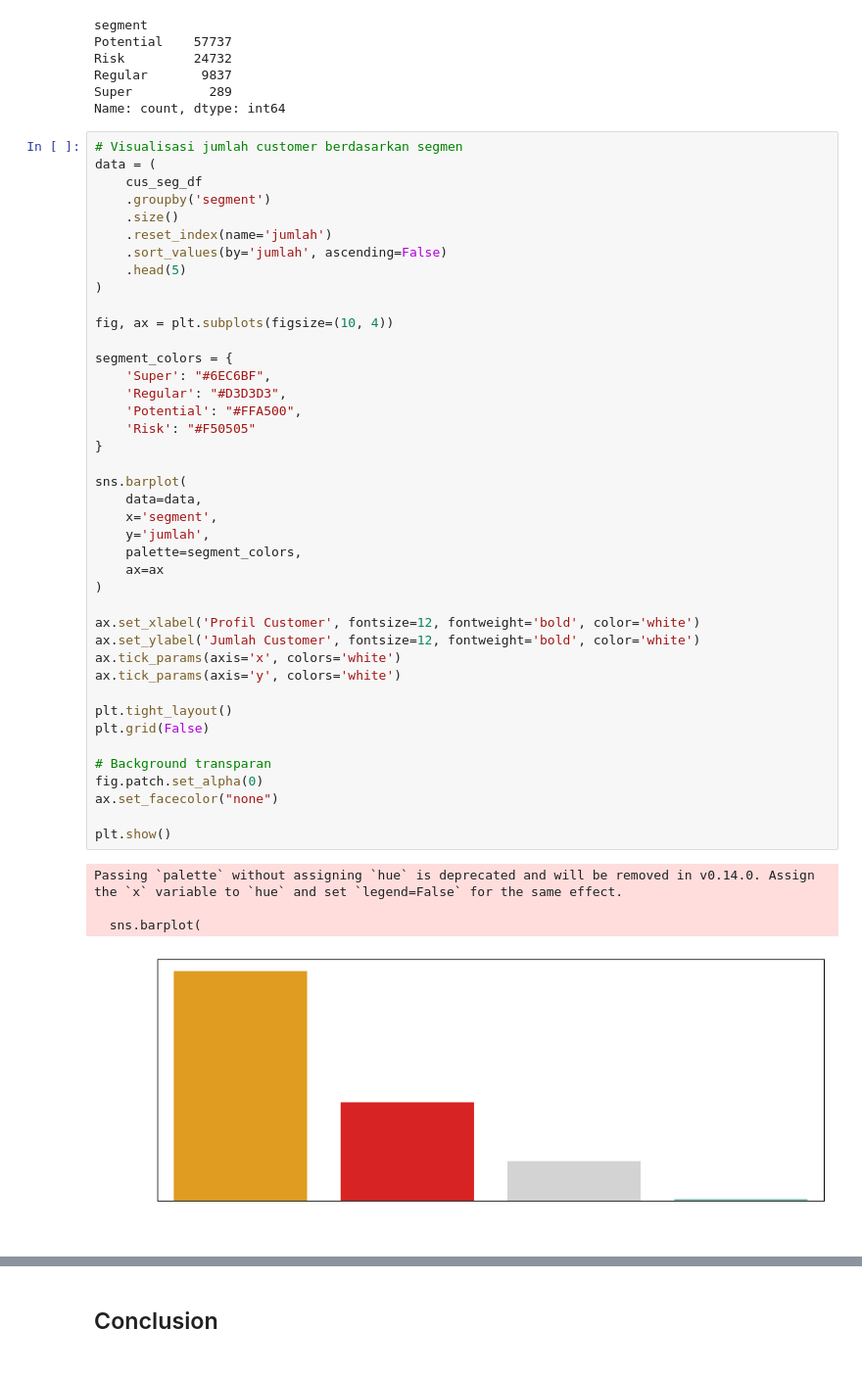
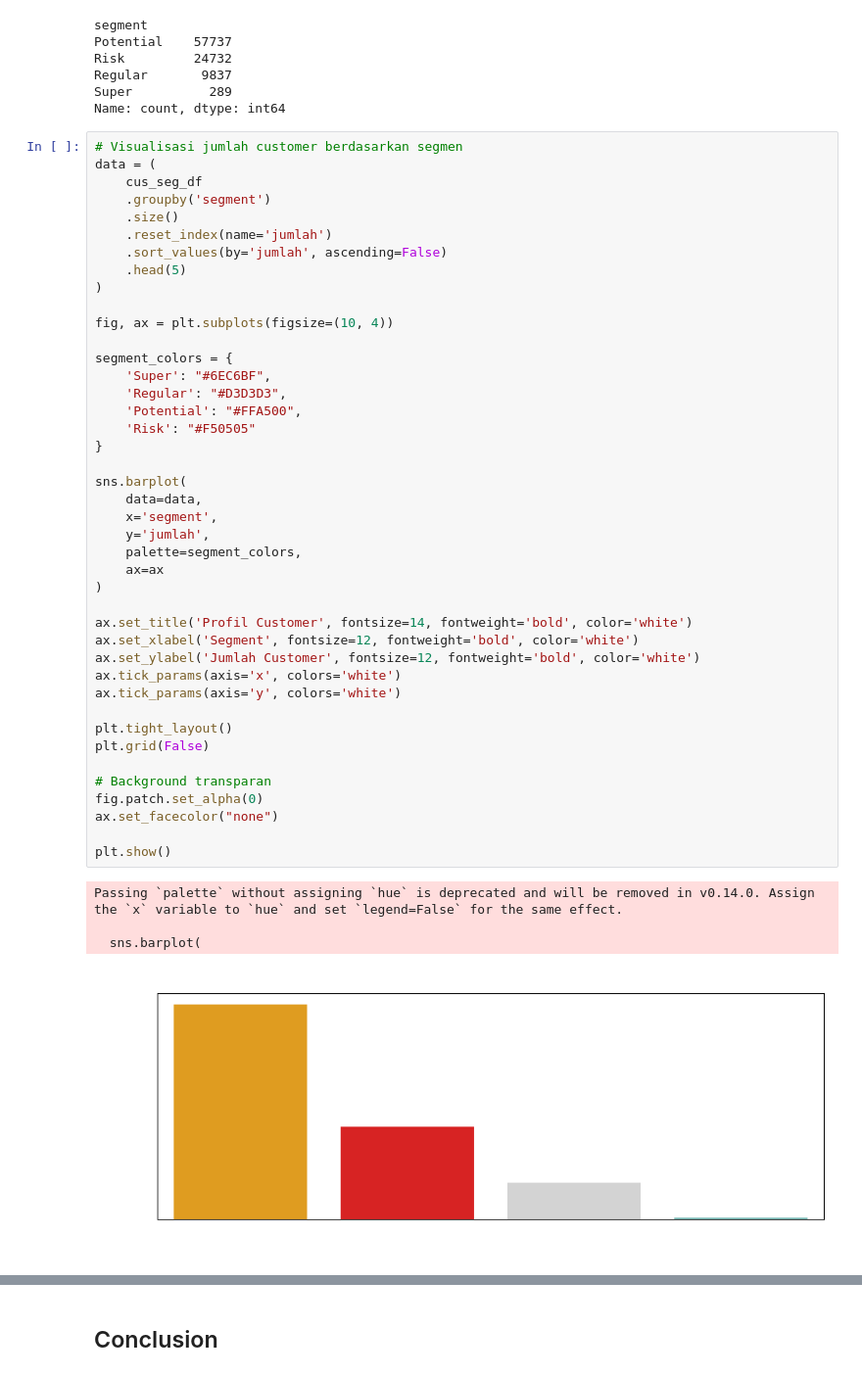
Before and after one commit to Sulbae/Fundamental-Analisis-Data, a Jupyter notebook: Proyek_Analisis_Data_Anggun-Sulis-Setyawan.ipynb, the cells around one changed output, grey strips where cells are left out. Shown at 98% size. Cells and saved outputs as stored; diff of their text form.

```diff
--- a/Proyek_Analisis_Data_Anggun-Sulis-Setyawan.ipynb
+++ b/Proyek_Analisis_Data_Anggun-Sulis-Setyawan.ipynb
@@ -2890,32 +2895,33 @@ segment_colors = {
     'Super': "#6EC6BF",
     'Regular': "#D3D3D3",
     'Potential': "#FFA500",
     'Risk': "#F50505"
 }
 
 sns.barplot(
     data=data,
     x='segment',
     y='jumlah',
     palette=segment_colors,
     ax=ax
 )
 
-ax.set_xlabel('Profil Customer', fontsize=12, fontweight='bold', color='white')
+ax.set_title('Profil Customer', fontsize=14, fontweight='bold', color='white')
+ax.set_xlabel('Segment', fontsize=12, fontweight='bold', color='white')
 ax.set_ylabel('Jumlah Customer', fontsize=12, fontweight='bold', color='white')
 ax.tick_params(axis='x', colors='white')
 ax.tick_params(axis='y', colors='white')
 
 plt.tight_layout()
 plt.grid(False)
 
 # Background transparan
 fig.patch.set_alpha(0)
 ax.set_facecolor("none")
 
 plt.show()
 # %% [output]
 Passing `palette` without assigning `hue` is deprecated and will be removed in v0.14.0. Assign the `x` variable to `hue` and set `legend=False` for the same effect.
 
   sns.barplot(
-[figure, old version]
+[figure, new version]
```
Also changed, not shown: parts of 6 cells of this notebook, 1 other file.
